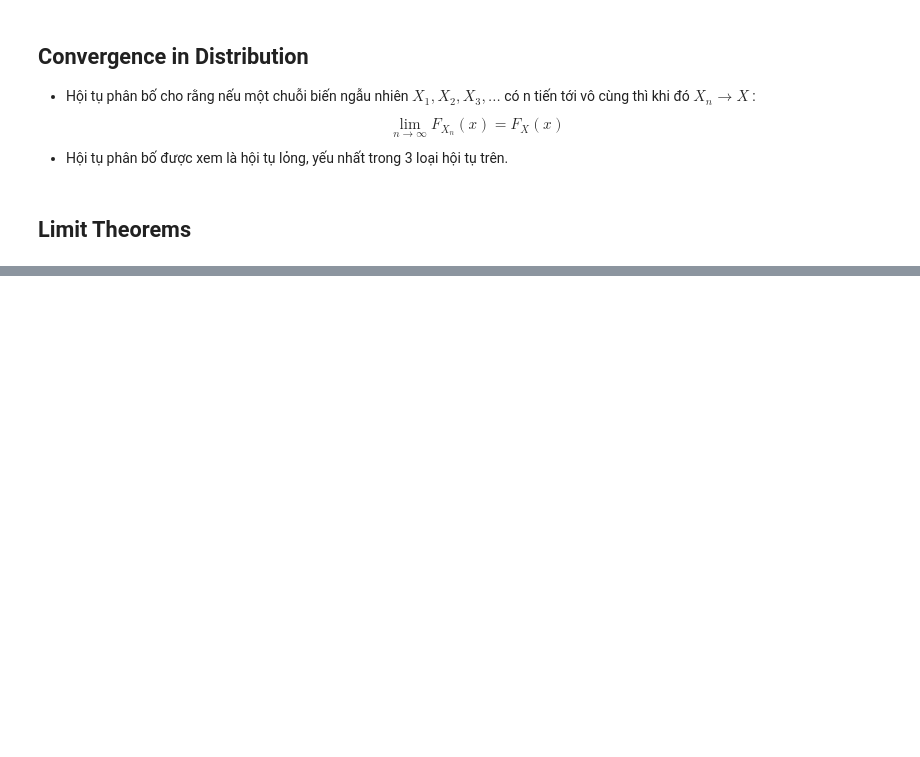
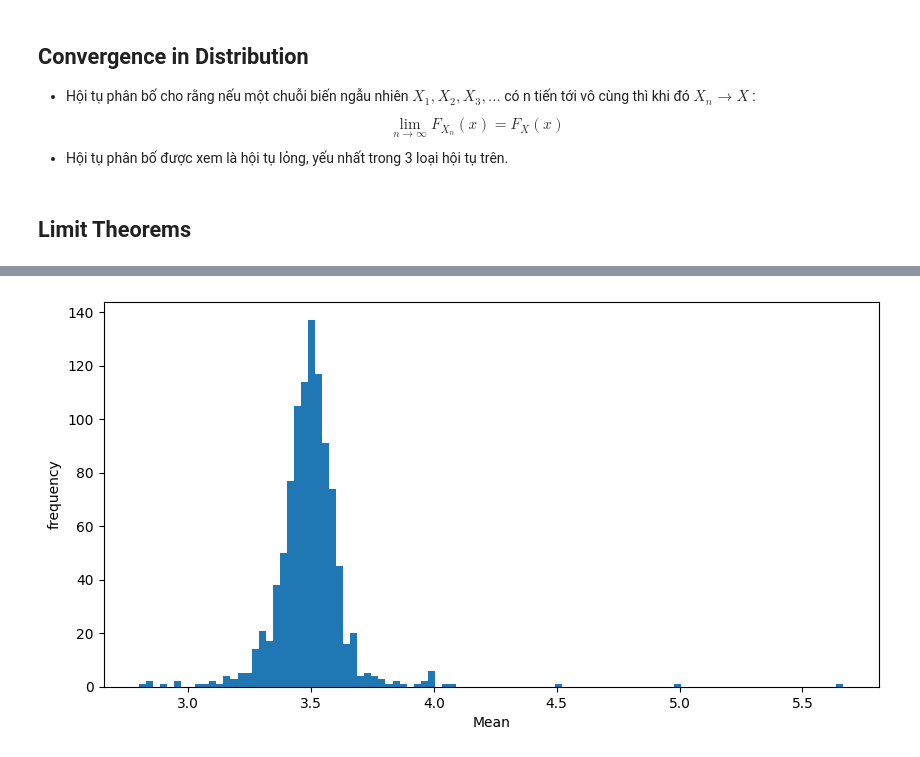
Before and after one commit to trungviet17/Probability_and_Statistic_Simulate_by_Python, a Jupyter notebook: Statistic/Convergence.ipynb, the cells around one changed output, grey strips where cells are left out. Drawn from its saved outputs; the diff is of its cells as text; code cells hidden in the pictures; blank space fills up the shorter version.

```diff
--- a/Statistic/Convergence.ipynb
+++ b/Statistic/Convergence.ipynb
@@ -75,0 +105,8 @@ plt.show()
+# %%
+# Giả sử có 10 viên xúc sắc, miêu tả lại phân bố trung bình của chúng
+n = 1000
+
+avg = []
+for i in range(2, n) :
+    a =  np.random.randint(1, 7, i)
+    avg.append(np.mean(a))
@@ -75,0 +125,8 @@ plt.show()
+# %%
+plt.figure(figsize= (10, 5))
+plt.hist(avg, bins = 100)
+plt.xlabel("Mean")
+plt.ylabel("frequency")
+plt.show()
+# %% [output]
+[figure, added]
```
Also changed, not shown: parts of 8 cells of this notebook, 1 other file.
